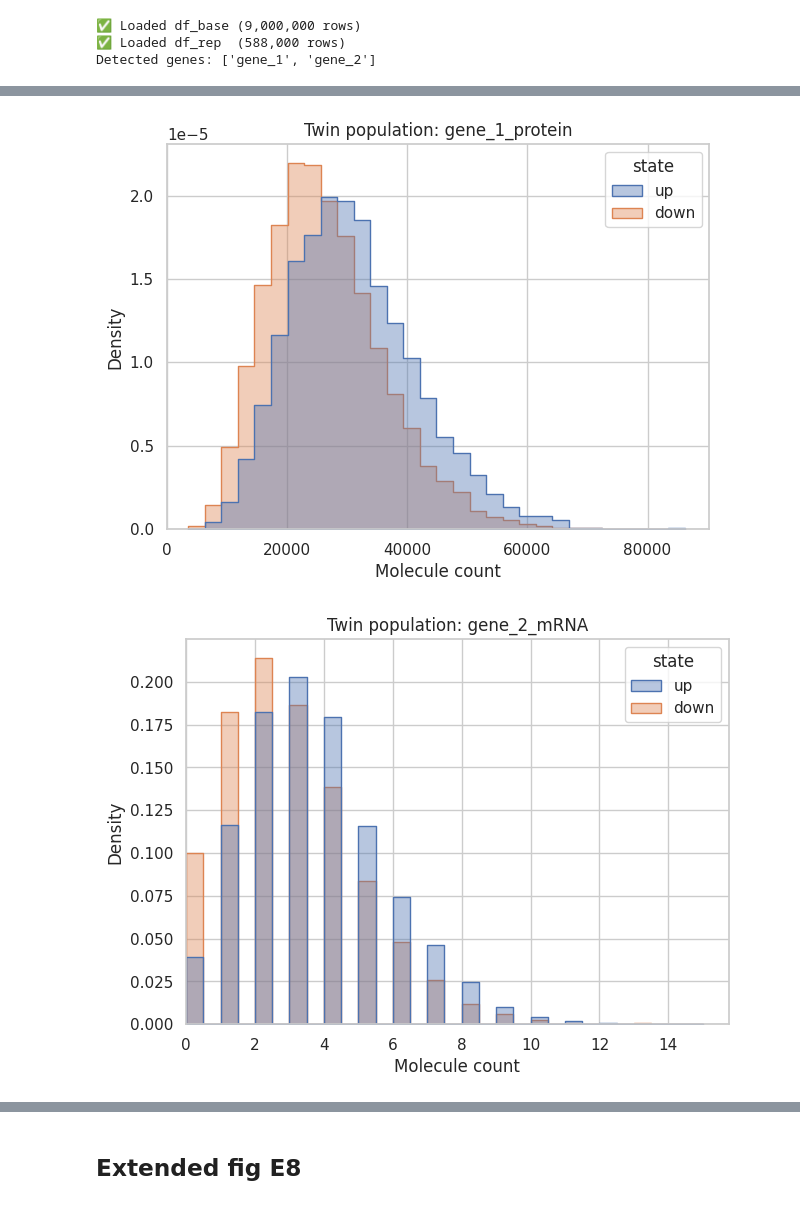
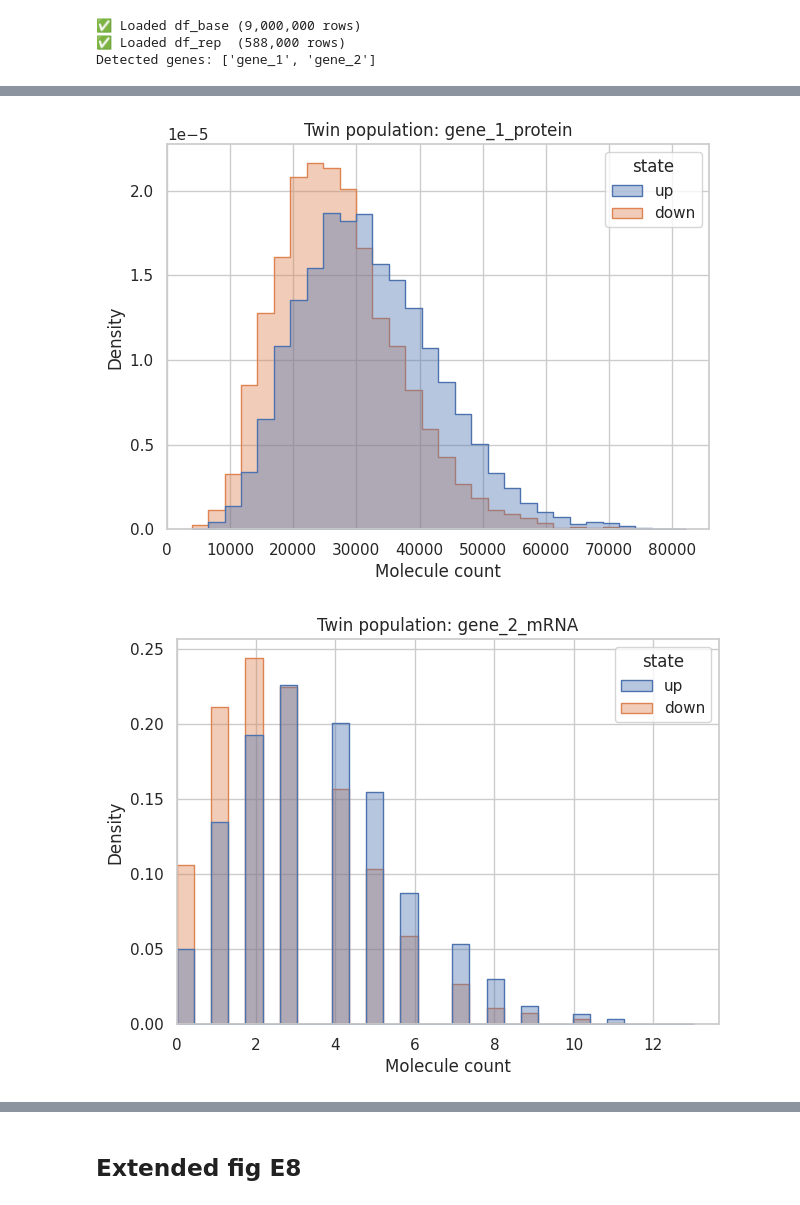
Before and after one commit to GoyalLab/TwINFER, a Jupyter notebook: drift_multiple_state/visualize_drift_simulation.ipynb, the cells around one changed output, grey strips where cells are left out. Drawn from its saved outputs; the diff is of its cells as text; code cells hidden in the pictures.

Commit message:
adjusted simulations needed for drift

```diff
--- a/drift_multiple_state/visualize_drift_simulation.ipynb
+++ b/drift_multiple_state/visualize_drift_simulation.ipynb
@@ -6,8 +6,8 @@ import seaborn as sns
 from pathlib import Path
 # %%
 # === CONFIGURATION ===
-twin_csv = Path("/home/gzu5140/Keerthana_b1042/grnInference/simulation_data/drift_simulation/drift_simulation_0_15h/df_rows_0_0_1_14122025_221036_ncells_6000_2_states_2056f942.csv")
-base_csv = Path("/home/gzu5140/Keerthana_b1042/grnInference/simulation_data/drift_simulation/drift_simulation_0_15h/simulation_before_division_df_rows_0_0_1_14122025_221036_ncells_6000_2_states_2056f942.csv")
+twin_csv = Path("/projects/b1042/GoyalLab/jaekj/TWINFER/TwINFER/grnInference/simulation_data/drift_simulation/drift_simulation_0_15h/df_rows_0_0_1_15012026_095253_ncells_6000_2_states_d8b80148.csv")
+base_csv = Path("/projects/b1042/GoyalLab/jaekj/TWINFER/TwINFER/grnInference/simulation_data/drift_simulation/drift_simulation_0_15h/simulation_before_division_df_rows_0_0_1_15012026_095253_ncells_6000_2_states_d8b80148.csv")
 
 # %%
 # === LOAD ===
@@ -123,2 +123,2 @@ Detected genes: ['gene_1', 'gene_2']
-[figure, old version]
+[figure, new version]
-[figure, old version]
+[figure, new version]
```
Also changed, not shown: parts of 7 cells of this notebook, 4 other files.
